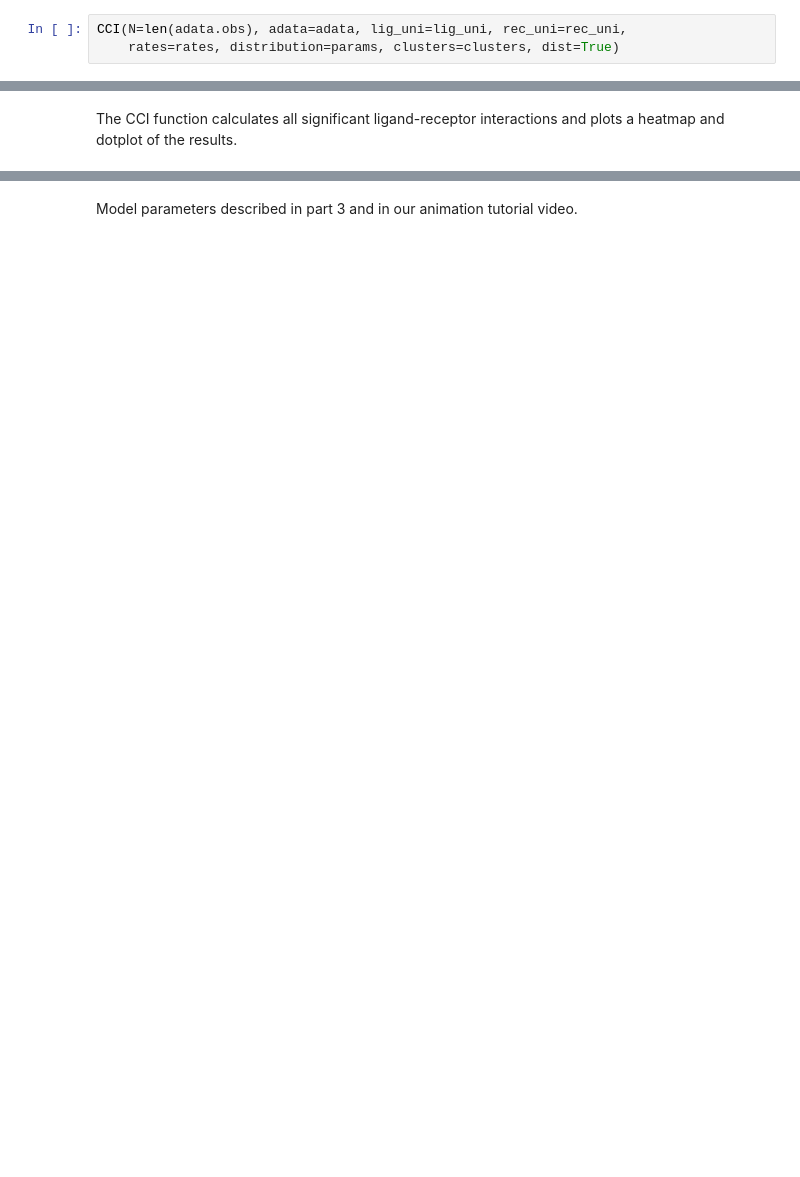
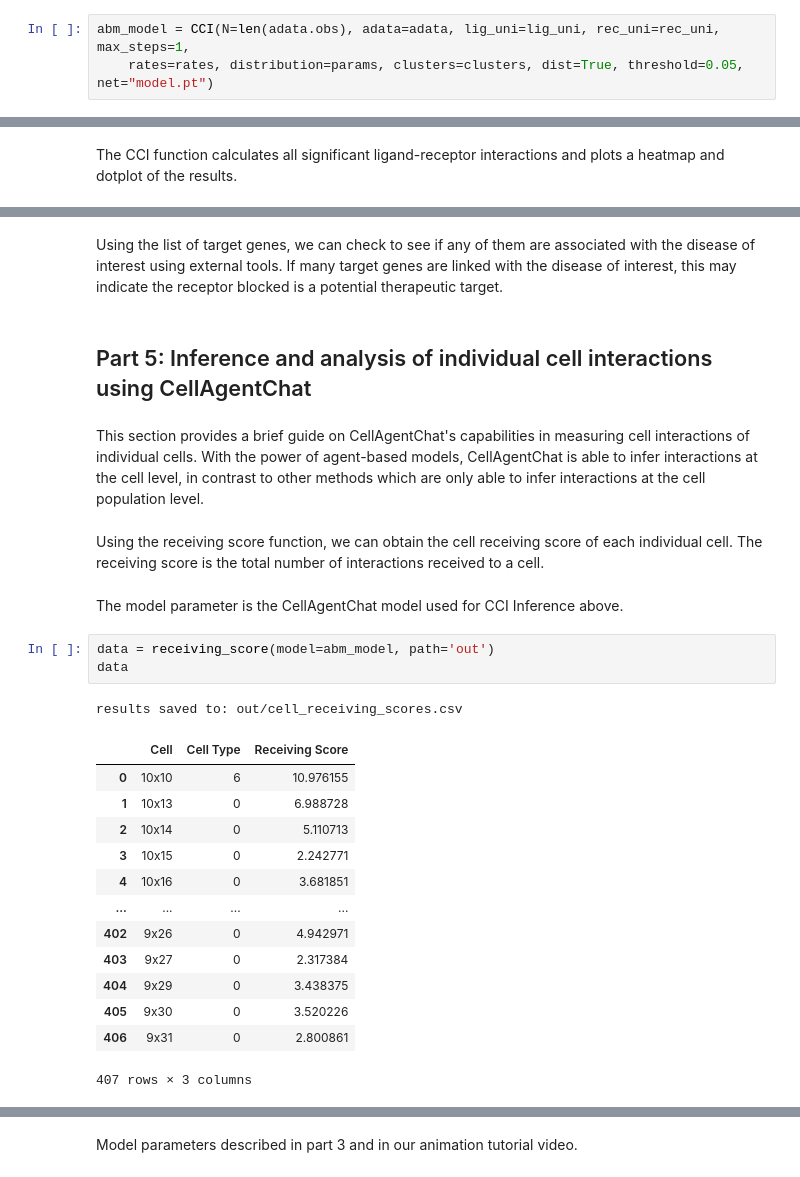
Before and after one commit to mcgilldinglab/CellAgentChat, a Jupyter notebook: tutorial/Tutorial.ipynb, the cells around one changed output, grey strips where cells are left out. Saved outputs shown, nothing was run; the diff lists cells and outputs as text; blank space fills up the shorter version.

```diff
--- a/tutorial/Tutorial.ipynb
+++ b/tutorial/Tutorial.ipynb
@@ -210,6 +232,6 @@ Optional Parameters:
 # %%
-CCI(N=len(adata.obs), adata=adata, lig_uni=lig_uni, rec_uni=rec_uni,
-    rates=rates, distribution=params, clusters=clusters, dist=True)
+abm_model = CCI(N=len(adata.obs), adata=adata, lig_uni=lig_uni, rec_uni=rec_uni, max_steps=1,
+    rates=rates, distribution=params, clusters=clusters, dist=True, threshold=0.05, net="model.pt")
 # %% [output]
 Calculating Interactions
 Step: 0
@@ -243,0 +330,28 @@
+# %% [markdown]
+Using the list of target genes, we can check to see if any of them are associated with the disease of interest using external tools. If many target genes are linked with the disease of interest, this may indicate the receptor blocked is a potential therapeutic target.
+# %% [markdown]
+## Part 5: Inference and analysis of individual cell interactions using CellAgentChat
+# %% [markdown]
+This section provides a brief guide on CellAgentChat's capabilities in measuring cell interactions of individual cells. With the power of agent-based models, CellAgentChat is able to infer interactions at the cell level, in contrast to other methods which are only able to infer interactions at the cell population level.
+# %% [markdown]
+Using the receiving score function, we can obtain the cell receiving score of each individual cell. The receiving score is the total number of interactions received to a cell.
+# %% [markdown]
+The model parameter is the CellAgentChat model used for CCI Inference above.
+# %%
+data = receiving_score(model=abm_model, path='out')
+data
+# %% [output]
+results saved to: out/cell_receiving_scores.csv
+|  | Cell | Cell Type | Receiving Score |
+| 0 | 10x10 | 6 | 10.976155 |
+| 1 | 10x13 | 0 | 6.988728 |
+| 2 | 10x14 | 0 | 5.110713 |
+| 3 | 10x15 | 0 | 2.242771 |
+| 4 | 10x16 | 0 | 3.681851 |
+| ... | ... | ... | ... |
+| 402 | 9x26 | 0 | 4.942971 |
+| 403 | 9x27 | 0 | 2.317384 |
+| 404 | 9x29 | 0 | 3.438375 |
+| 405 | 9x30 | 0 | 3.520226 |
+| 406 | 9x31 | 0 | 2.800861 |
+407 rows × 3 columns
```
Also changed, not shown: parts of 41 cells of this notebook.
